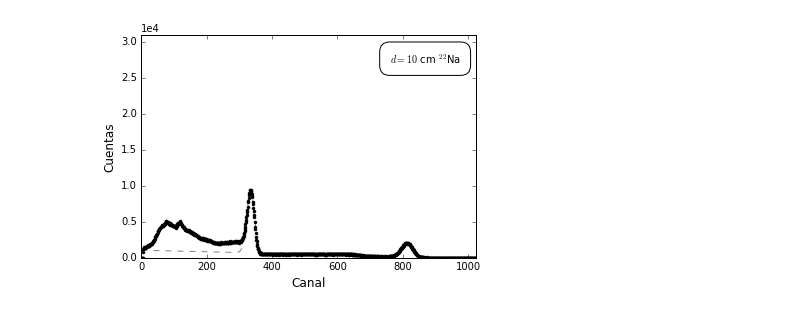
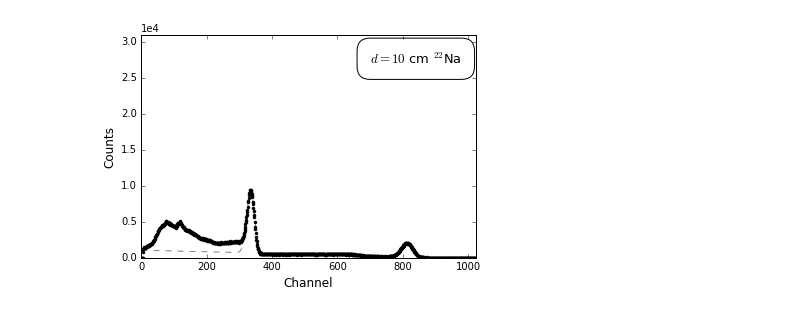
Before and after one commit to acescobarf/DensityGammaSpectroscopy, a Jupyter notebook: GaussianFit22Na.ipynb, the cells around one changed output. Cells and saved outputs as stored; diff of their text form; code cells hidden in the pictures.

```diff
--- a/GaussianFit22Na.ipynb
+++ b/GaussianFit22Na.ipynb
@@ -79,16 +154,16 @@ EArena22Na10=[ExpGaussian(i, popt[0], popt[1], popt[2], popt[3], popt[4], popt[5
 # %%
 plt.show()
 plt.ylim(0, 31000)
 plt.xlim(0,1024)
 plt.plot(N, EArena22Na10, '--',color='grey', )
 plt.plot(N,AArena22Na10, '.',label='Aire ${}^{22}$Na', color='black')
-plt.text(760, 27000, '$d=10$ cm ${}^{22}$Na', color='black',
-        bbox=dict(facecolor='none', edgecolor='black', boxstyle='round,pad=1'))
+plt.text(700, 27000, '$d=10$ cm ${}^{22}$Na', color='black',
+        bbox=dict(facecolor='none', edgecolor='black', boxstyle='round,pad=1'), fontsize=13)
 plt.ticklabel_format(style='sci', axis='y',scilimits=(0,0))
 #plt.legend(loc=1)
-plt.xlabel('Canal', fontsize=12)
-plt.ylabel('Cuentas', fontsize=12)
+plt.xlabel('Channel', fontsize=12)
+plt.ylabel('Counts', fontsize=12)
 plt.savefig("Arena22Na10.pdf")
 # %% [output]
-[figure, old version]
+[figure, new version]
 # %%
```
Also changed, not shown: parts of 15 cells of this notebook, 14 other files.
